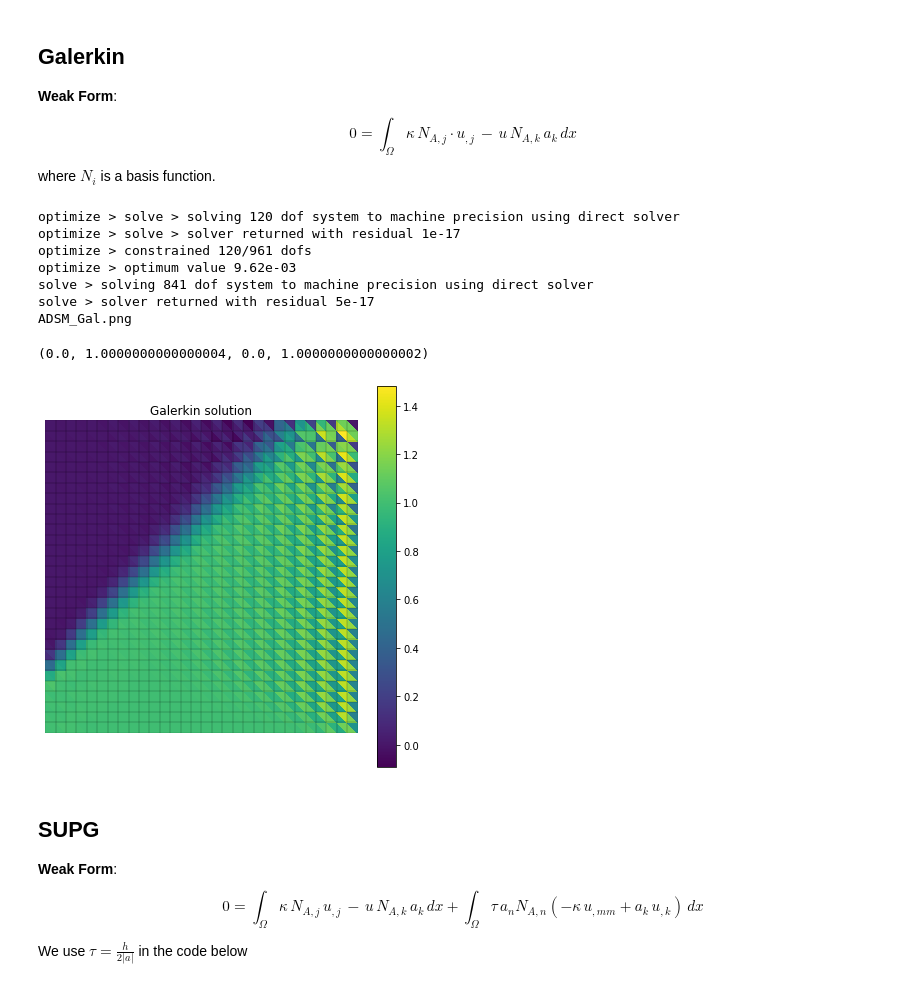
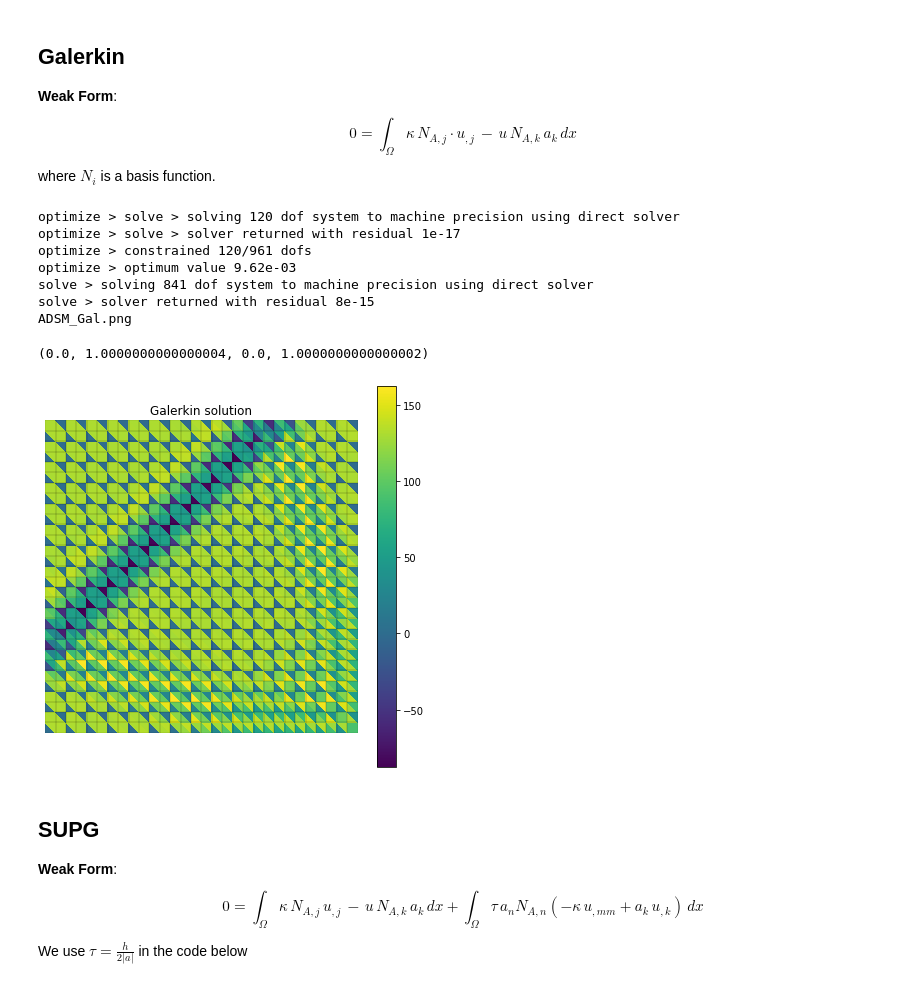
Before and after one commit to fabaidoo/AdvectionDominatedSkewMesh, a Jupyter notebook: AdvectionDominatedSkewMesh.ipynb, the cells around one changed output. Drawn from its saved outputs; the diff is of its cells as text; code cells hidden in the pictures.

```diff
--- a/AdvectionDominatedSkewMesh.ipynb
+++ b/AdvectionDominatedSkewMesh.ipynb
@@ -27,7 +29,7 @@ topo, geom =  ntl.mesh.unitsquare(nelems, etype) #rectilinear([np.linspace(0,1,
 ns = ntl.function.Namespace()
 ns.x = geom
 ns.a = np.array([np.cos(np.pi/4), np.sin(np.pi/4)])
-ns.kappa = 1e-3
+ns.kappa = 1e-6
 ns.basis = topo.basis('lagrange', degree = degree)
 ns.u = 'basis_i ?dofs_i'
 
@@ -49,35 +51,35 @@ badbnd1 = bezier2.eval(2* topo.boundary['left'].indicator(topo.boundary['left'][
 print(badbnd1, x)
 plt.plot(x, badbnd1, '*')
 '''
 
 #residual
 res = topo.integral( '(kappa basis_i,j u_,j  - u basis_i,n a_n) d:x' @ ns, degree = degree * 2)
 
 lhs = ntl.solver.solve_linear('dofs', res, constrain= cons)
 
 bezier = topo.sample('bezier', 2)
 x = bezier.eval('x_i' @ ns)
 u = bezier.eval('u' @ ns, dofs = lhs)
 
 #ntl.export.triplot('ADSM_Gal.png', x, u, tri=bezier.tri, hull=bezier.hull)
 fig = plt.figure(figsize = (7,7))
 ax = fig.add_subplot(111, aspect= 'equal')
 im = ax.tripcolor(x[:,0], x[:, 1], bezier.tri, u)
 fig.colorbar(im)
 ax.autoscale(enable= True, axis = 'both', tight = 'True')
 ax.set_title('Galerkin solution')
 ax.add_collection(collections.LineCollection(x[bezier.hull], colors='k', linewidths= .1))
 plt.axis('off')
 # %% [output]
 optimize > solve > solving 120 dof system to machine precision using direct solver
 optimize > solve > solver returned with residual 1e-17
 optimize > constrained 120/961 dofs
 optimize > optimum value 9.62e-03
 solve > solving 841 dof system to machine precision using direct solver
-solve > solver returned with residual 5e-17
+solve > solver returned with residual 8e-15
 ADSM_Gal.png
 (0.0, 1.0000000000000004, 0.0, 1.0000000000000002)
-[figure, old version]
+[figure, new version]
 # %% [markdown]
 ## SUPG
 
```
Also changed, not shown: parts of 3 cells of this notebook, 3 other files.
